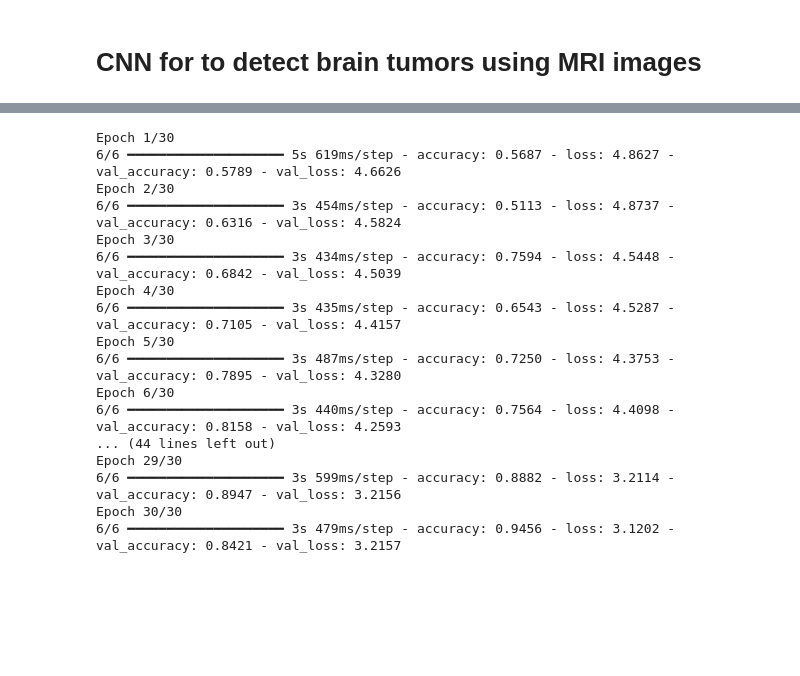
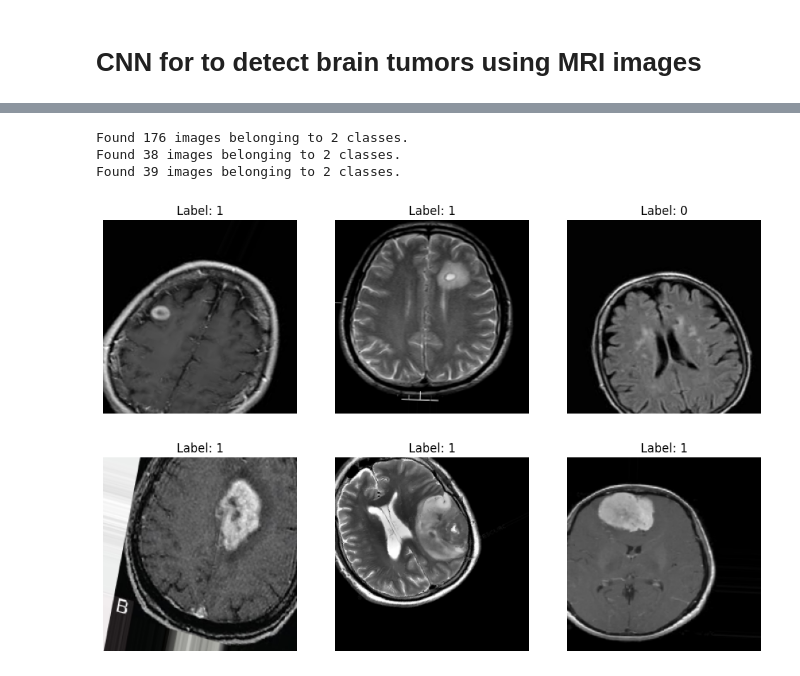
Before and after one commit to IIcon18/BrainTumorDetect-CNN, a Jupyter notebook: BrainTumorDetect-CNN.ipynb, the cells around one changed output, grey strips where cells are left out. Cells and saved outputs as stored; diff of their text form; code cells hidden in the pictures; blank space fills up the shorter version.

```diff
--- a/BrainTumorDetect-CNN.ipynb
+++ b/BrainTumorDetect-CNN.ipynb
@@ -28,0 +14,9 @@ num_epochs = 30
+# %%
+# Пути и параметры
+DATA_DIR = "data/raw"
+TRAIN_DIR = "data/train"
+VAL_DIR = "data/val"
+TEST_DIR = "data/test"
+categories = ["yes", "no"]
+img_size = (224, 224)
+batch_size = 16
@@ -92,27 +63,38 @@ early_stopping = EarlyStopping(monitor='val_loss', patience=5, restore_best_weig
-# %%
-# Обучение модели
-history = model.fit(
-    train_generator,
-    validation_data=validation_generator,
-    epochs=num_epochs,
-    class_weight=class_weights,
-    callbacks=[early_stopping]
-)
-# %% [output]
-Epoch 1/30
-6/6 ━━━━━━━━━━━━━━━━━━━━ 5s 619ms/step - accuracy: 0.5687 - loss: 4.8627 - val_accuracy: 0.5789 - val_loss: 4.6626
-Epoch 2/30
-6/6 ━━━━━━━━━━━━━━━━━━━━ 3s 454ms/step - accuracy: 0.5113 - loss: 4.8737 - val_accuracy: 0.6316 - val_loss: 4.5824
-Epoch 3/30
-6/6 ━━━━━━━━━━━━━━━━━━━━ 3s 434ms/step - accuracy: 0.7594 - loss: 4.5448 - val_accuracy: 0.6842 - val_loss: 4.5039
-Epoch 4/30
-6/6 ━━━━━━━━━━━━━━━━━━━━ 3s 435ms/step - accuracy: 0.6543 - loss: 4.5287 - val_accuracy: 0.7105 - val_loss: 4.4157
-Epoch 5/30
-6/6 ━━━━━━━━━━━━━━━━━━━━ 3s 487ms/step - accuracy: 0.7250 - loss: 4.3753 - val_accuracy: 0.7895 - val_loss: 4.3280
-Epoch 6/30
-6/6 ━━━━━━━━━━━━━━━━━━━━ 3s 440ms/step - accuracy: 0.7564 - loss: 4.4098 - val_accuracy: 0.8158 - val_loss: 4.2593
-... (44 lines left out)
-Epoch 29/30
-6/6 ━━━━━━━━━━━━━━━━━━━━ 3s 599ms/step - accuracy: 0.8882 - loss: 3.2114 - val_accuracy: 0.8947 - val_loss: 3.2156
-Epoch 30/30
-6/6 ━━━━━━━━━━━━━━━━━━━━ 3s 479ms/step - accuracy: 0.9456 - loss: 3.1202 - val_accuracy: 0.8421 - val_loss: 3.2157
+# %%
+train_datagen = ImageDataGenerator(
+    rescale=1. / 255,
+    rotation_range=30,
+    width_shift_range=0.2,
+    height_shift_range=0.2,
+    zoom_range=0.2,
+    horizontal_flip=True,
+    fill_mode='nearest'
+)
+val_datagen = ImageDataGenerator(rescale=1. / 255)
+test_datagen = ImageDataGenerator(rescale=1. / 255)
+
+train_generator = train_datagen.flow_from_directory(TRAIN_DIR, target_size=img_size, batch_size=batch_size,
+                                                    class_mode='binary')
+val_generator = val_datagen.flow_from_directory(VAL_DIR, target_size=img_size, batch_size=batch_size,
+                                                class_mode='binary')
+test_generator = test_datagen.flow_from_directory(TEST_DIR, target_size=img_size, batch_size=batch_size,
+                                                  class_mode='binary')
+# %% [output]
+Found 176 images belonging to 2 classes.
+Found 38 images belonging to 2 classes.
+Found 39 images belonging to 2 classes.
+# %%
+def visualize_images(generator):
+    images, labels = next(generator)
+    plt.figure(figsize=(12, 8))
+    for i in range(6):
+        plt.subplot(2, 3, i + 1)
+        plt.imshow(images[i])
+        plt.title(f"Label: {int(labels[i])}")
+        plt.axis('off')
+    plt.show()
+
+
+visualize_images(train_generator)
+# %% [output]
+[figure, added]
```
Also changed, not shown: parts of 15 cells of this notebook.
